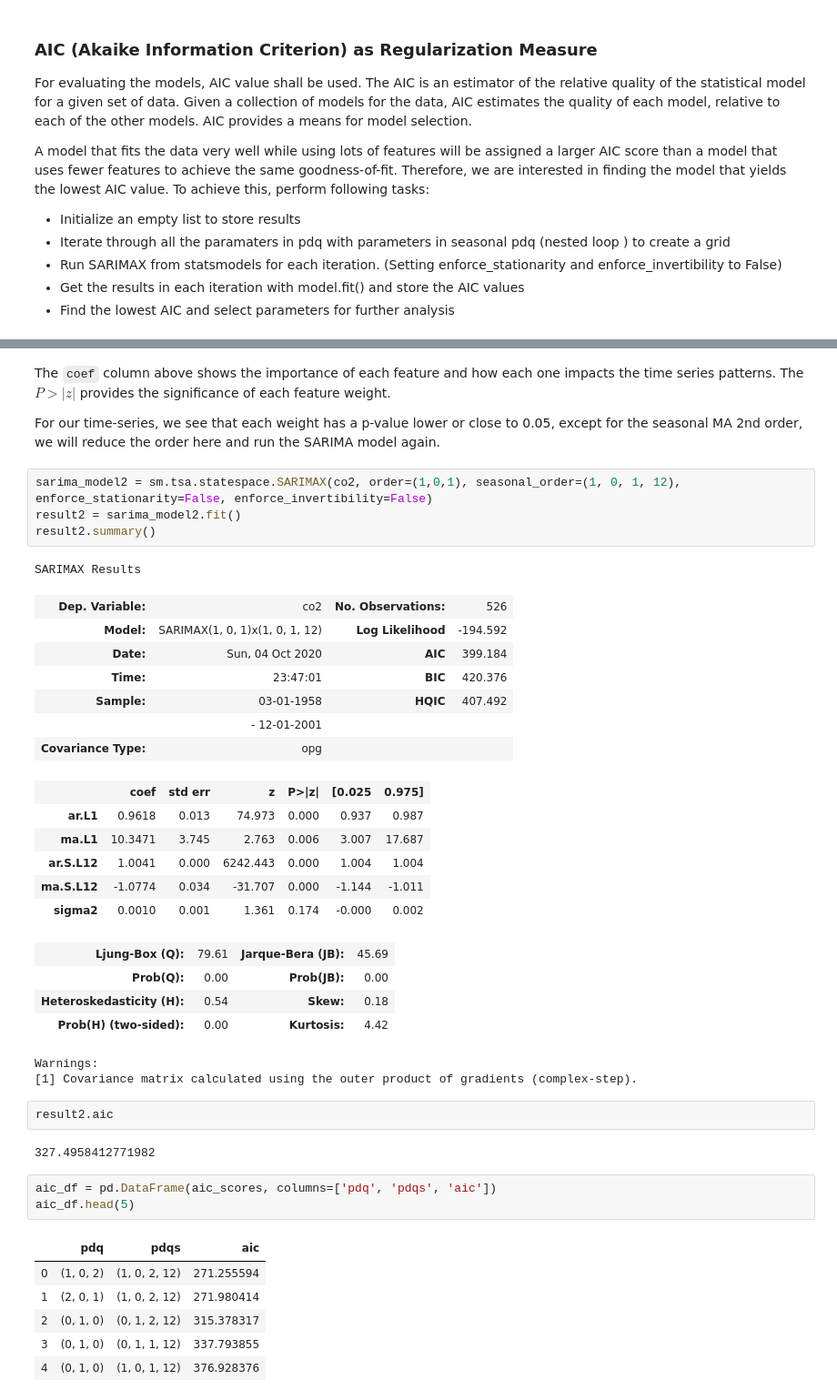
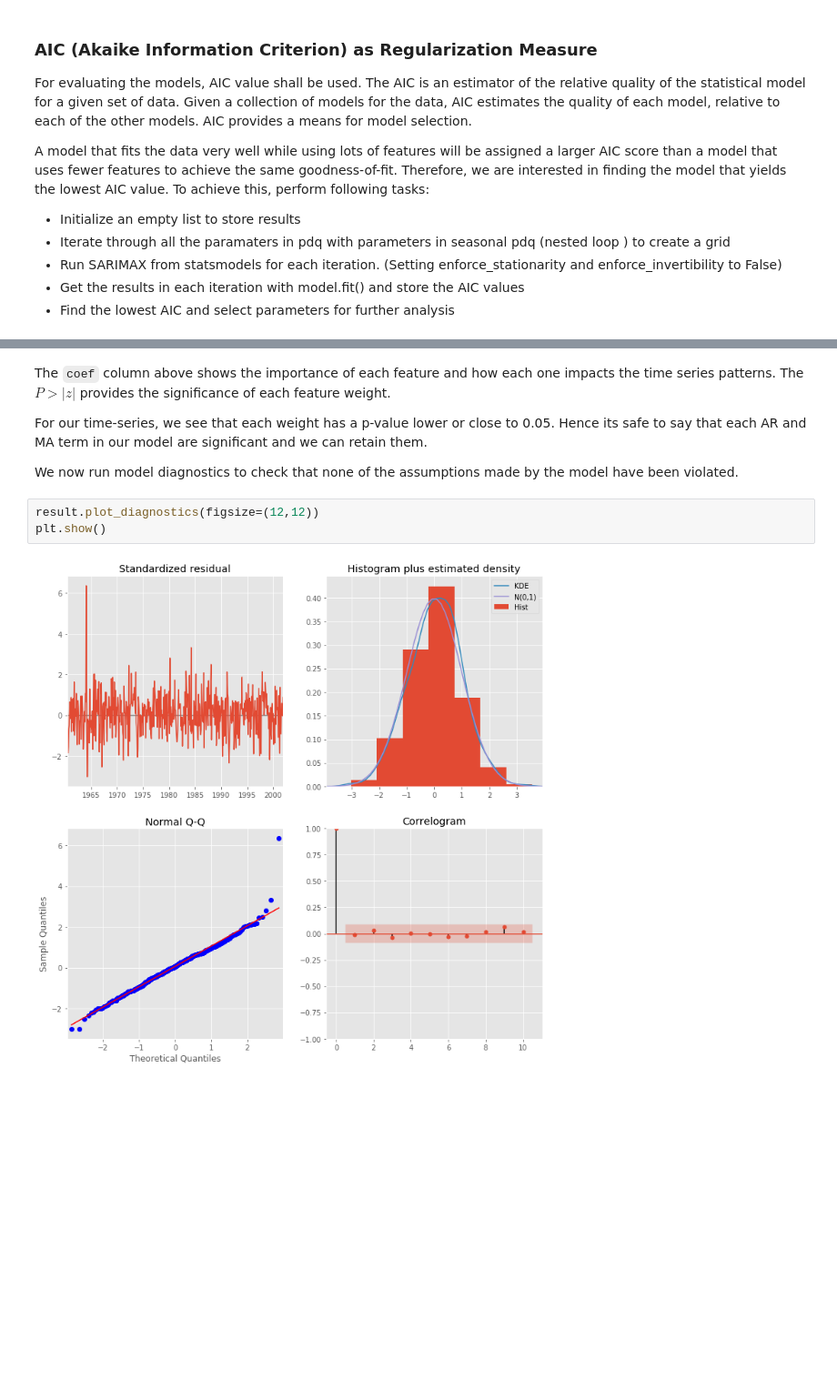
Before and after one commit to luluvalakdawala/Co2_forecasting, a Jupyter notebook: arima_models.ipynb, the cells around one changed output, grey strips where cells are left out. Shown at 91% size. Drawn from its saved outputs; the diff is of its cells as text; blank space fills up the shorter version.

```diff
--- a/arima_models.ipynb
+++ b/arima_models.ipynb
@@ -212,43 +224,11 @@ sigma2         0.0942      0.004     21.102      0.000       0.085       0.103
 # %% [markdown]
 The `coef` column above shows the importance of each feature and how each one impacts the time series patterns. The $P>|z|$ provides the significance of each feature weight.
 
-For our time-series, we see that each weight has a p-value lower or close to 0.05, except for the seasonal MA 2nd order, we will reduce the order here and run the SARIMA model again.
+For our time-series, we see that each weight has a p-value lower or close to 0.05. Hence its safe to say that each AR and MA term in our model are significant and we can retain them.
+
+We now run model diagnostics to check that none of the assumptions made by the model have been violated.
-# %%
-sarima_model2 = sm.tsa.statespace.SARIMAX(co2, order=(1,0,1), seasonal_order=(1, 0, 1, 12), enforce_stationarity=False, enforce_invertibility=False)
-result2 = sarima_model2.fit()
-result2.summary()
-# %% [output]
-SARIMAX Results
-| Dep. Variable: | co2 | No. Observations: | 526 |
-| Model: | SARIMAX(1, 0, 1)x(1, 0, 1, 12) | Log Likelihood | -194.592 |
-| Date: | Sun, 04 Oct 2020 | AIC | 399.184 |
-| Time: | 23:47:01 | BIC | 420.376 |
-| Sample: | 03-01-1958 | HQIC | 407.492 |
-|  | - 12-01-2001 |  |  |
-| Covariance Type: | opg |  |  |
-|  | coef | std err | z | P>|z| | [0.025 | 0.975] |
-| ar.L1 | 0.9618 | 0.013 | 74.973 | 0.000 | 0.937 | 0.987 |
-| ma.L1 | 10.3471 | 3.745 | 2.763 | 0.006 | 3.007 | 17.687 |
-| ar.S.L12 | 1.0041 | 0.000 | 6242.443 | 0.000 | 1.004 | 1.004 |
-| ma.S.L12 | -1.0774 | 0.034 | -31.707 | 0.000 | -1.144 | -1.011 |
-| sigma2 | 0.0010 | 0.001 | 1.361 | 0.174 | -0.000 | 0.002 |
-| Ljung-Box (Q): | 79.61 | Jarque-Bera (JB): | 45.69 |
-| Prob(Q): | 0.00 | Prob(JB): | 0.00 |
-| Heteroskedasticity (H): | 0.54 | Skew: | 0.18 |
-| Prob(H) (two-sided): | 0.00 | Kurtosis: | 4.42 |
-Warnings:
-[1] Covariance matrix calculated using the outer product of gradients (complex-step).
-# %%
-result2.aic
-# %% [output]
-327.4958412771982
-# %%
-aic_df = pd.DataFrame(aic_scores, columns=['pdq', 'pdqs', 'aic'])
-aic_df.head(5)
-# %% [output]
-|  | pdq | pdqs | aic |
-| 0 | (1, 0, 2) | (1, 0, 2, 12) | 271.255594 |
-| 1 | (2, 0, 1) | (1, 0, 2, 12) | 271.980414 |
-| 2 | (0, 1, 0) | (0, 1, 2, 12) | 315.378317 |
-| 3 | (0, 1, 0) | (0, 1, 1, 12) | 337.793855 |
-| 4 | (0, 1, 0) | (1, 0, 1, 12) | 376.928376 |
+# %%
+result.plot_diagnostics(figsize=(12,12))
+plt.show()
+# %% [output]
+[figure, added]
```
Also changed, not shown: parts of 11 cells of this notebook.
